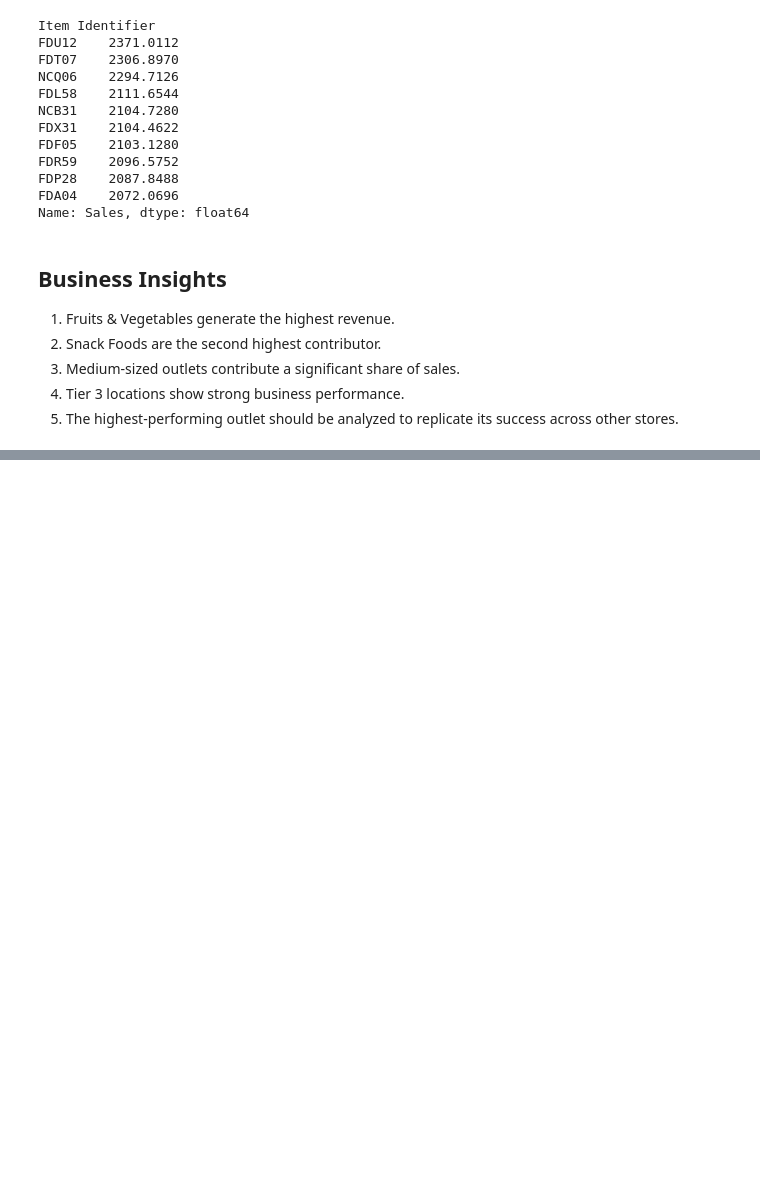
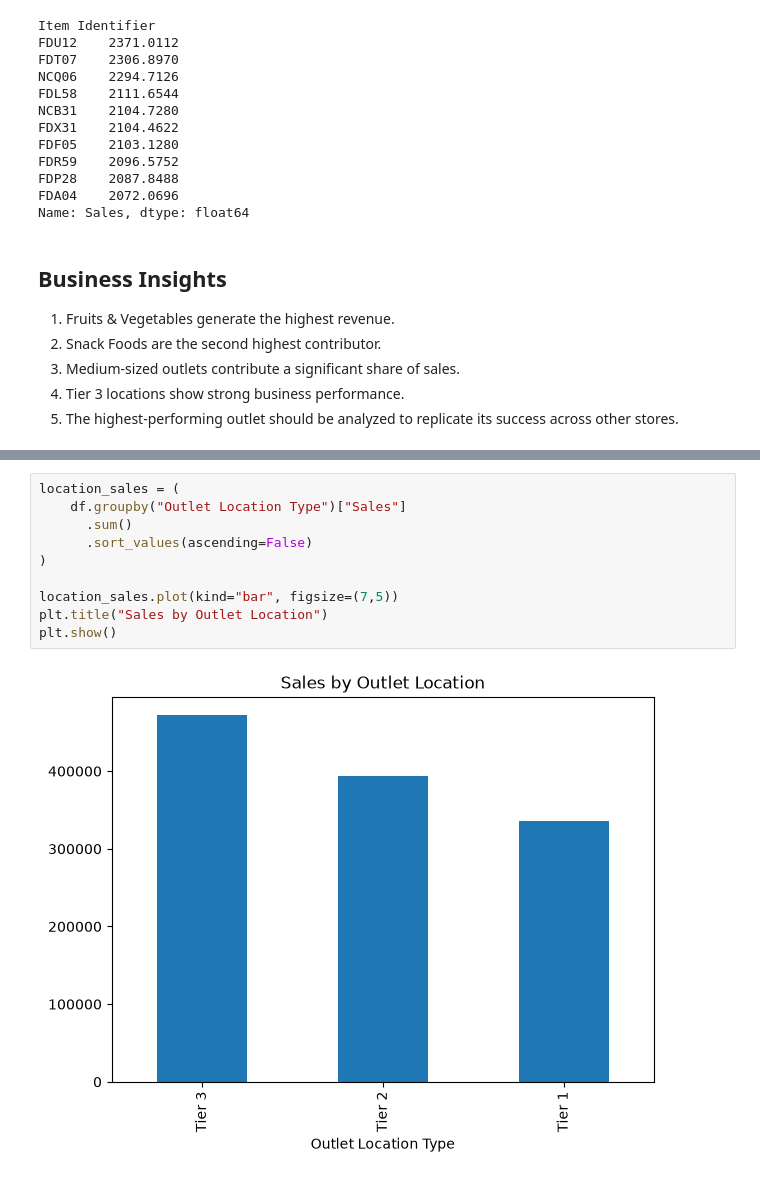
Before and after one commit to sanyuktaraut09/Blinkit-Retail-Intelligence, a Jupyter notebook: notebooks/02_eda.ipynb, the cells around one changed output, grey strips where cells are left out. Drawn from its saved outputs; the diff is of its cells as text; blank space fills up the shorter version.

```diff
--- a/notebooks/02_eda.ipynb
+++ b/notebooks/02_eda.ipynb
@@ -212,0 +258,12 @@ Name: Sales, dtype: float64
+# %%
+location_sales = (
+    df.groupby("Outlet Location Type")["Sales"]
+      .sum()
+      .sort_values(ascending=False)
+)
+
+location_sales.plot(kind="bar", figsize=(7,5))
+plt.title("Sales by Outlet Location")
+plt.show()
+# %% [output]
+[figure, added]
```
Also changed, not shown: parts of 14 cells of this notebook, 1 other file.
